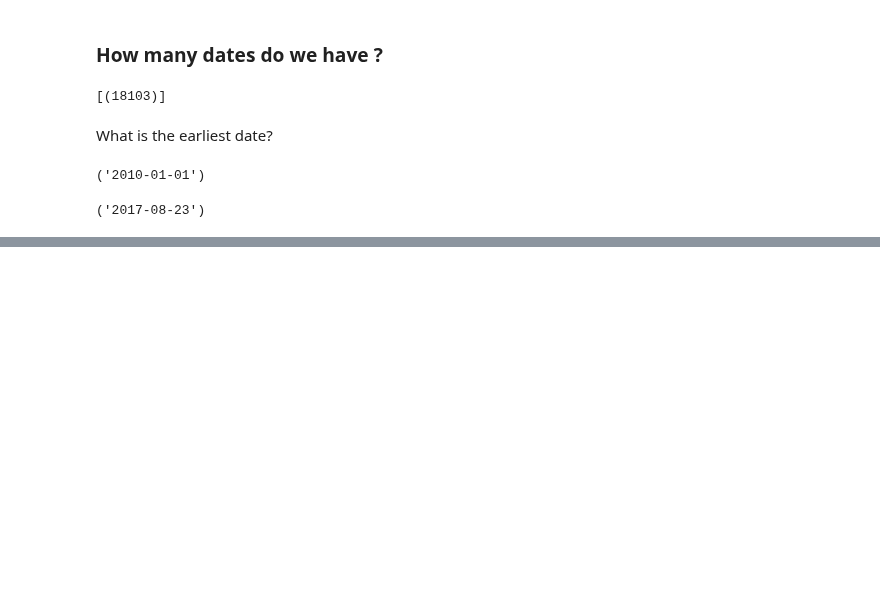
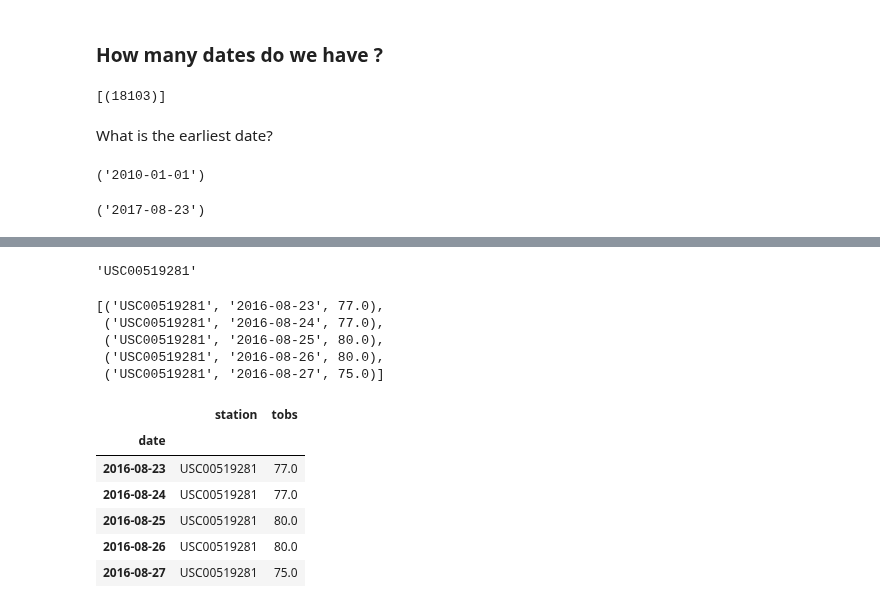
Before and after one commit to jjj3035/advanced_data_storage, a Jupyter notebook: climate_analysis.ipynb, the cells around one changed output, grey strips where cells are left out. Drawn from its saved outputs; the diff is of its cells as text; code cells hidden in the pictures; blank space fills up the shorter version.

```diff
--- a/climate_analysis.ipynb
+++ b/climate_analysis.ipynb
@@ -44,0 +133,35 @@ session.query(Measurement.date).order_by(Measurement.date.desc()).first()
+# %%
+#Station with highest number of observations
+station_highest= session.query(Measurement.station, func.count(Measurement.station)).\
+group_by(Measurement.station).order_by(func.count(Measurement.station)).all()[-1][0]
+station_highest
+# %% [output]
+'USC00519281'
+# %%
+#query to retrieve the last 12 months of temperature observation data (tobs).
+results_temp = session.query(Measurement.station, Measurement.date, Measurement.tobs).filter(Measurement.date >= query_date).\
+filter(Measurement.date <= latest_date).filter(Measurement.station == station_highest).all()
+results_temp[:5]
+# %% [output]
+[('USC00519281', '2016-08-23', 77.0),
+ ('USC00519281', '2016-08-24', 77.0),
+ ('USC00519281', '2016-08-25', 80.0),
+ ('USC00519281', '2016-08-26', 80.0),
+ ('USC00519281', '2016-08-27', 75.0)]
+# %%
+# Load the query results for `months` and `sightings` into pandas
+# and set the index to `months`
+
+### BEGIN SOLUTION
+df = pd.DataFrame(results_temp, columns=['station','date', 'tobs'])
+df.set_index('date', inplace=True)
+df.head()
+### END SOLUTION
+# %% [output]
+|  | station | tobs |
+| date |  |  |
+| 2016-08-23 | USC00519281 | 77.0 |
+| 2016-08-24 | USC00519281 | 77.0 |
+| 2016-08-25 | USC00519281 | 80.0 |
+| 2016-08-26 | USC00519281 | 80.0 |
+| 2016-08-27 | USC00519281 | 75.0 |
```
Also changed, not shown: parts of 15 cells of this notebook.
